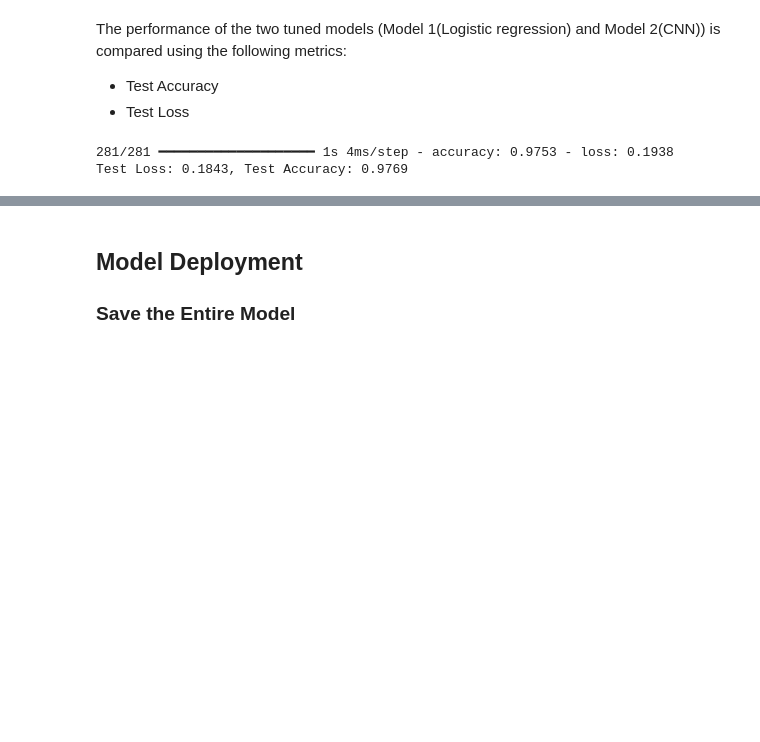
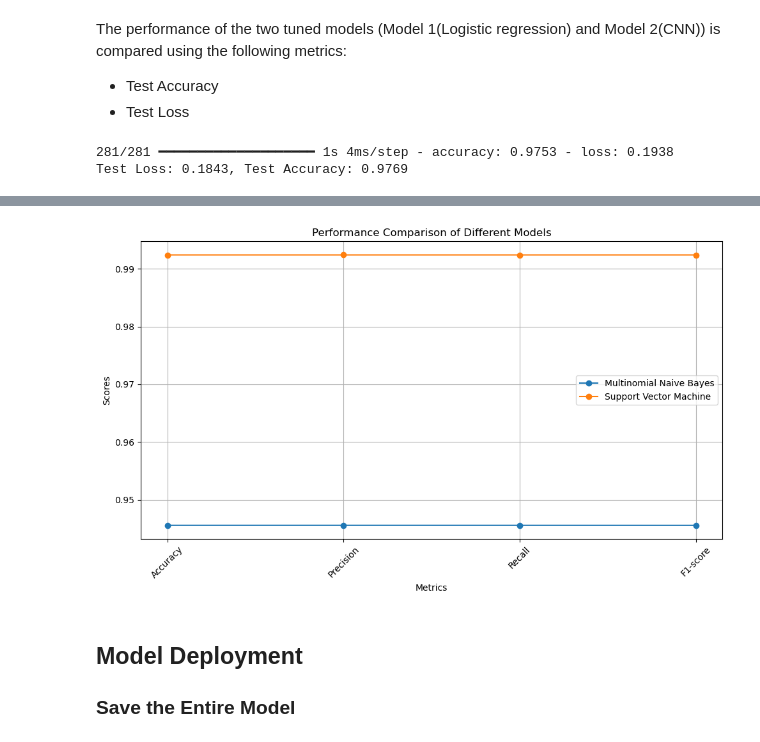
Before and after one commit to idatonui/Fake-News-Prediction, a Jupyter notebook: Fake News Prediction Notebook.ipynb, the cells around one changed output, grey strips where cells are left out. Cells and saved outputs as stored; diff of their text form; code cells hidden in the pictures; blank space fills up the shorter version.

```diff
--- a/Fake News Prediction Notebook.ipynb
+++ b/Fake News Prediction Notebook.ipynb
@@ -592,9 +610,6 @@ X_fake_padded = pad_sequences(X_fake_seq, maxlen=max_sequence_length)
 
 X = np.vstack([X_real_padded, X_fake_padded])
 y = np.concatenate([np.ones(X_real_padded.shape[0]), np.zeros(X_fake_padded.shape[0])])
-# %%
-# Train-Test Split
-X_train, X_test, y_train, y_test = train_test_split(X, y, test_size=0.2, random_state=42)
 # %%
 model = keras.Sequential([
     layers.Embedding(input_dim=max_words, output_dim=128),  # Embedding layer
@@ -664,3 +741,63 @@ Test Loss: 0.1843, Test Accuracy: 0.9769
+# %%
+import matplotlib.pyplot as plt
+import numpy as np
+from sklearn.naive_bayes import MultinomialNB
+from sklearn.svm import SVC
+from sklearn.metrics import accuracy_score, precision_score, recall_score, f1_score
+
+# Define a function to train and evaluate a model
+def train_and_evaluate_model(model, X_train, y_train, X_test, y_test):
+    # Train the model on the training data
+    model.fit(X_train, y_train)
+
+    # Predict the labels for the testing data
+    y_pred = model.predict(X_test)
+
+    # Evaluate the model
+    accuracy = accuracy_score(y_test, y_pred)
+    precision = precision_score(y_test, y_pred, average='weighted')
+    recall = recall_score(y_test, y_pred, average='weighted')
+    f1 = f1_score(y_test, y_pred, average='weighted')
+
+    return accuracy, precision, recall, f1
+
+# Initialize models
+nb = MultinomialNB()
+svm = SVC()
+
+# Train and evaluate models
+model_names = ['Multinomial Naive Bayes', 'Support Vector Machine']
+models = [nb, svm]
+results = []
+
+for model in models:
+    accuracy, precision, recall, f1 = train_and_evaluate_model(model, X_train, y_train, X_test, y_test)
+    results.append([accuracy, precision, recall, f1])
+
+# Convert results to numpy array
+results = np.array(results)
+
+# Plot the graph
+metrics = ['Accuracy', 'Precision', 'Recall', 'F1-score']
+num_models = len(model_names)
+index = np.arange(len(metrics))
+
+plt.figure(figsize=(10, 6))
+
+for i in range(num_models):
+    plt.plot(metrics, results[i], marker='o', label=model_names[i])
+
+plt.xlabel('Metrics')
+plt.ylabel('Scores')
+plt.title('Performance Comparison of Different Models')
+plt.legend()
+plt.grid(True)
+plt.xticks(rotation=45)
+plt.tight_layout()
+
+plt.show()
+# %% [output]
+[figure, added]
 # %% [markdown]
 ## Model Deployment
 
```
Also changed, not shown: parts of 34 cells of this notebook, 1 other file.
